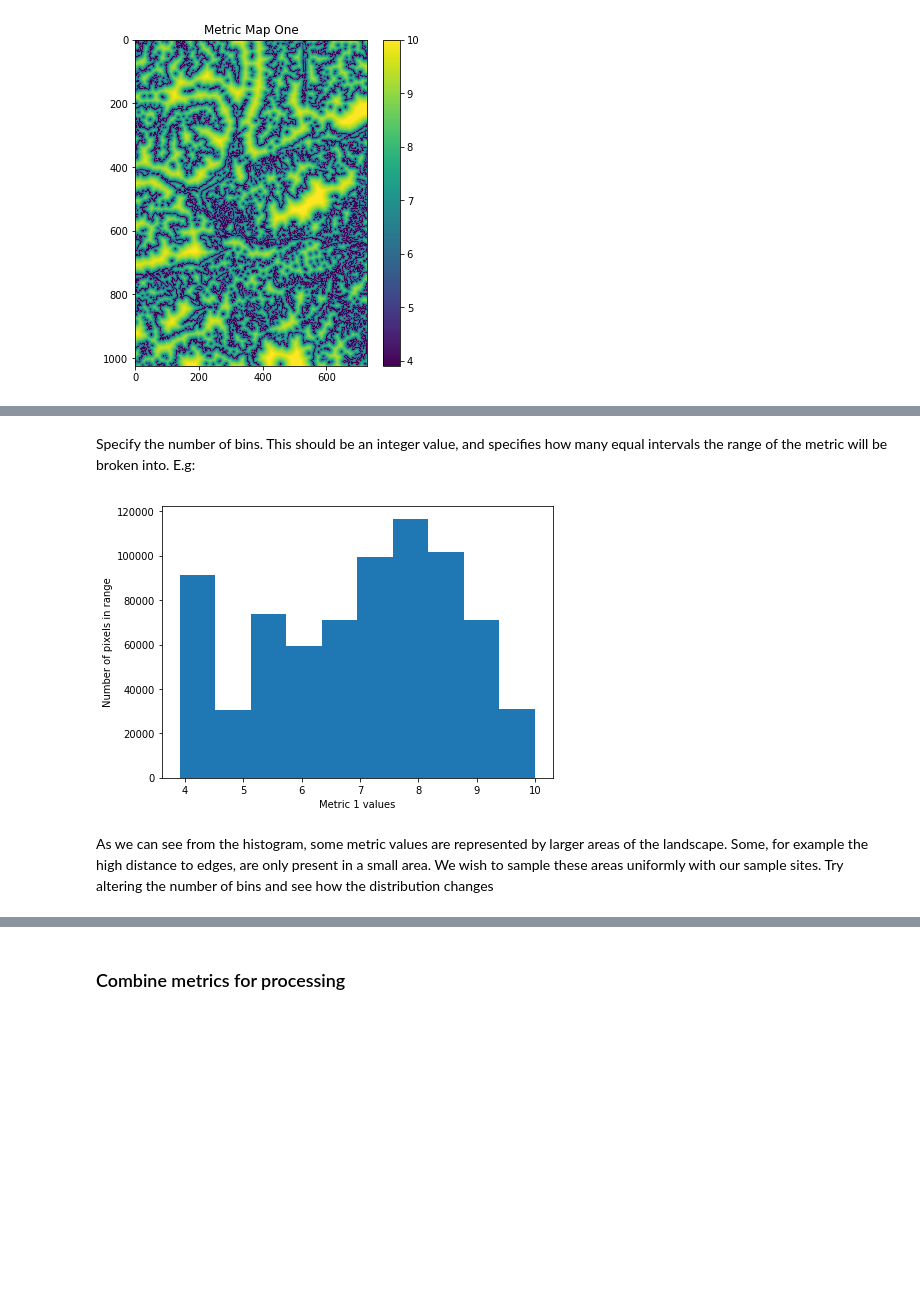
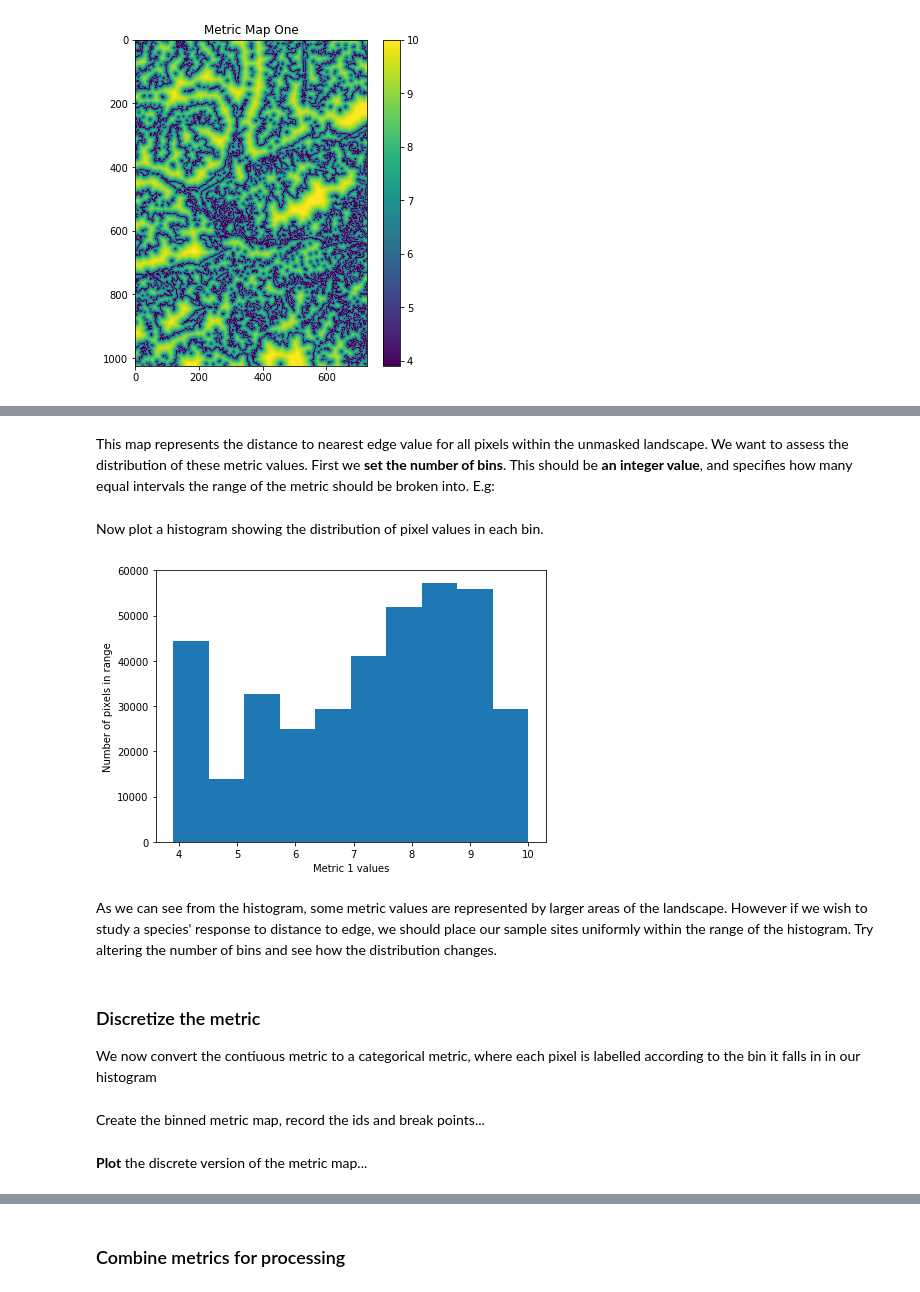
Before and after one commit to EllieBowler/optimising-sample-designs, a Jupyter notebook: demo-uniform-design-Copy1.ipynb, the cells around one changed output, grey strips where cells are left out. Saved outputs shown, nothing was run; the diff lists cells and outputs as text; code cells hidden in the pictures; blank space fills up the shorter version.

```diff
--- a/demo-uniform-design-Copy1.ipynb
+++ b/demo-uniform-design-Copy1.ipynb
@@ -18,17 +27,30 @@ from matplotlib import pyplot as plt
 %matplotlib inline
 
 def extract_rasters(raster_path):
+    '''
+    Function which reads a geotiff file as a numpy array
+    '''
     raster_raw = gdal.Open(raster_path)
     raster = raster_raw.ReadAsArray()
     return raster
 
 def get_file_info(file_path):
+    '''
+    Function which extracts a geotiff file as numpy array, and saves geographic projection information
+    input:
+        file_path: (str) Path to the file
+    output:
+        file_map: (np.array) The extracted map
+        nbins: (int) The number of categories in the map
+        res: (float) Resolution of the map in meters
+        GeoT: The geographic transform used to project the map
+        auth_code: The authority code matching the projection
+    '''
     file_raw = gdal.Open(file_path)
-    prj = file_raw.GetProjection(); srs = osr.SpatialReference(wkt=prj)
-    auth_code = srs.GetAuthorityCode(None)
+    prj_info = file_raw.GetProjection()
     GeoT = file_raw.GetGeoTransform(); res = GeoT[1]
     file_map = file_raw.ReadAsArray()
     nbins = len(np.unique(file_map))
-    return file_map, nbins, res, GeoT, auth_code
+    return file_map, nbins, res, GeoT, prj_info
 # %% [markdown]
 # Single metric example
@@ -59,12 +89,11 @@ hab_path = 'raw/HabitatMap.tif'
 # %%
 print('Loading {} ...'.format(hab_path))
 
-habmap, hab_bins, res, GeoT, auth_code = get_file_info(hab_path)
+habmap, hab_bins, res, GeoT, prj_info = get_file_info(hab_path)
 
 print('\nNumber of habitat categories in map: {}'.format(hab_bins))
 print('Pixel resolution (m): {}'.format(res))
 print('GeoT info: {}'.format(GeoT))
-print('Authority code: {}'.format(auth_code))
 # %% [output]
 Loading raw/HabitatMap.tif ...
 
@@ -89,2 +122,0 @@ mask_path = 'raw/InvalidAreasMask.tif'
-# %%
-mask_path = None
@@ -125,0 +175,2 @@ plt.show()
+# %%
+metric1_mask = np.ma.masked_array(metric1, mask=1-mask)
@@ -126,2 +187,2 @@ plt.show()
 # %% [markdown]
-Specify the number of bins. This should be an integer value, and specifies how many equal intervals the range of the metric will be broken into. E.g:
+This map represents the distance to nearest edge value for all pixels within the unmasked landscape. We want to assess the distribution of these metric values. First we **set the number of bins**. This should be **an integer value**, and specifies how many equal intervals the range of the metric should be broken into. E.g:
@@ -130,14 +193,18 @@ bins1 = 10
+# %% [markdown]
+Now plot a histogram showing the distribution of pixel values in each bin.
 # %%
 plt.figure(figsize=(7, 5))
-plt.hist(metric1.ravel(), bins=bins1)
+plt.hist(metric1_mask.compressed(), bins=bins1)
 plt.xlabel('Metric 1 values')
 plt.ylabel('Number of pixels in range')
 plt.show()
 # %% [output]
-[figure, old version]
+[figure, new version]
 # %% [markdown]
-As we can see from the histogram, some metric values are represented by larger areas of the landscape. Some, for example the high distance to edges, are only present in a small area. We wish to sample these areas uniformly with our sample sites.
-Try altering the number of bins and see how the distribution changes
+As we can see from the histogram, some metric values are represented by larger areas of the landscape. However if we wish to study a species' response to distance to edge, we should place our sample sites uniformly within the range of the histogram. Try altering the number of bins and see how the distribution changes.
+# %% [markdown]
+### Discretize the metric
+We now convert the contiuous metric to a categorical metric, where each pixel is labelled according to the bin it falls in in our histogram
 # %%
 def discretize_metric(metric, mask, nbins):
     """Convert continuous metrics into discrete, using the specified number of bins"""
@@ -159,4 +227,6 @@ def discretize_metric(metric, mask, nbins):
             upper_lim = np.where(ones, metric_mask<=breaks[ID+1], 0)
         metric_bin += lower_lim*upper_lim*ID
     return metric_bin, ids, breaks
+# %% [markdown]
+Create the binned metric map, record the ids and break points...
 # %%
@@ -164,3 +235,5 @@ metric1_binned, metric1_id, metric1_breaks = discretize_metric(metric1, mask, bi
+# %% [markdown]
+**Plot** the discrete version of the metric map...
 # %%
 plt.figure(figsize=(12, 6))
 
```
Also changed, not shown: parts of 37 cells of this notebook.
